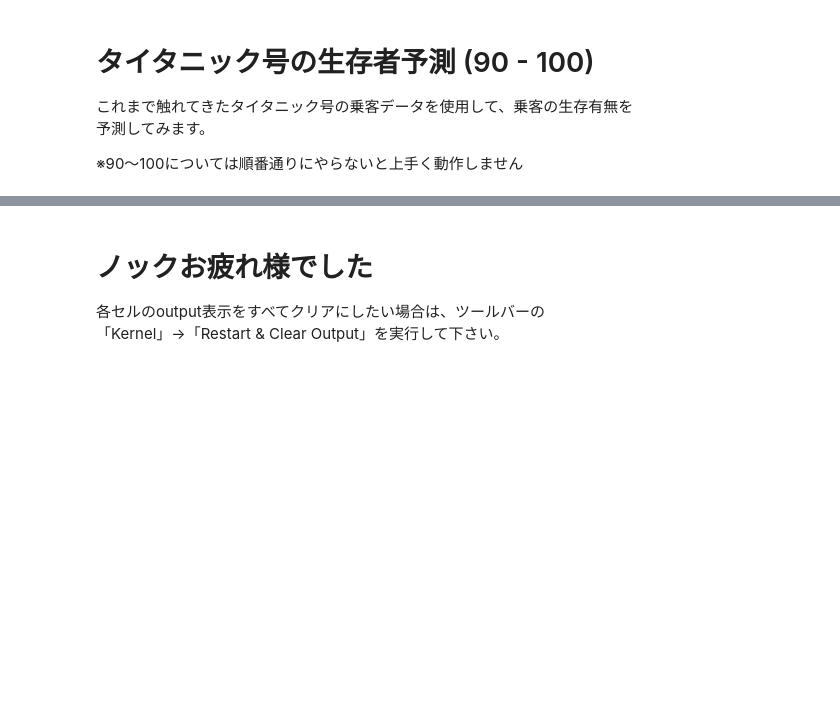
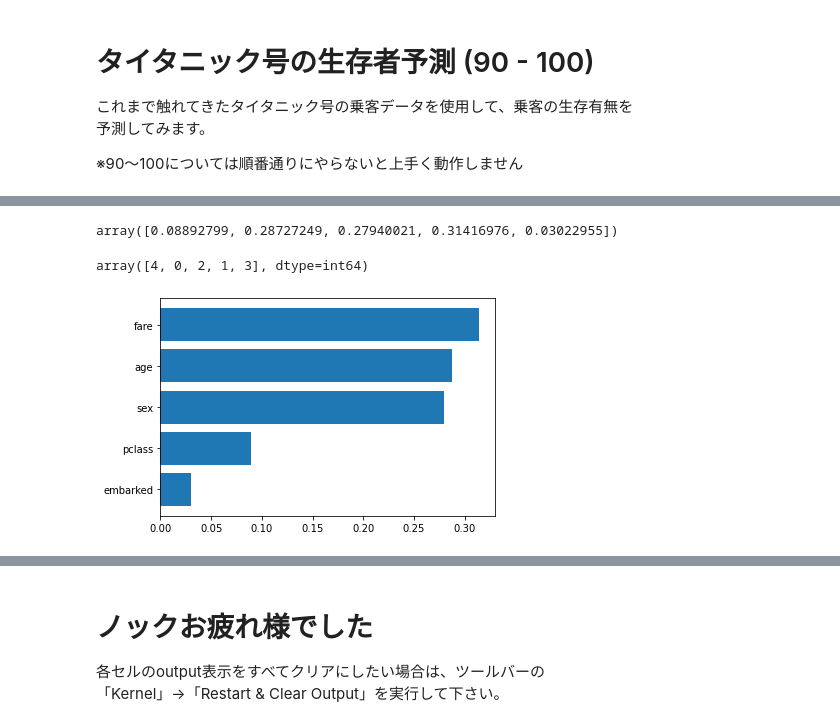
Before and after one commit to NemuNemuNyanko/practice_panda, a Jupyter notebook: notebook/01_Pandas_100_Knocks_for_Begginer.ipynb, the cells around one changed output, grey strips where cells are left out. Drawn from its saved outputs; the diff is of its cells as text; code cells hidden in the pictures; blank space fills up the shorter version.

```diff
--- a/notebook/01_Pandas_100_Knocks_for_Begginer.ipynb
+++ b/notebook/01_Pandas_100_Knocks_for_Begginer.ipynb
@@ -3628,0 +3735,8 @@ df_copy =df.copy()
+# %%
+# 【95】学習データとテストデータに分割
+# 【94】で作成したfeatrues、targetを学習データとテストデータに分割
+# (from sklearn.model_selection import  train_test_splitをインポート)
+# ※分割時のパラメータは次を指定 test_size=0.3 random_state=0
+#print(ans[95]) #回答表示
+
+X_train, X_test, y_train, y_test = train_test_split(features, target, test_size=0.3, random_state=0)
@@ -3628,0 +3760,10 @@ df_copy =df.copy()
+# %%
+# 【96】学習の実行
+# 学習データ(features、target)を用いランダムフォレストにて学習を実行
+# (from sklearn.ensemble import RandomForestClassifierをインポート)
+# ※パラメータは次を指定 n_estimators=100 random_state=0
+#print(ans[96]) #回答表示
+
+
+model = RandomForestClassifier(n_estimators=100, random_state=0)
+model.fit(X_train, y_train)
@@ -3628,0 +3837,27 @@ df_copy =df.copy()
+# %%
+# 【99】重要度の確認
+# 学習における各列(特徴量)の
+# 重要度を表示
+#print(ans[99]) #回答表示
+
+
+feature_importances = model.feature_importances_
+feature_importances
+# %% [output]
+array([0.08892799, 0.28727249, 0.27940021, 0.31416976, 0.03022955])
+# %%
+import numpy as np
+
+feature_names = np.array(['pclass','age','sex','fare','embarked'])
+sorted_idx = np.argsort(feature_importances)
+sorted_idx
+# %% [output]
+array([4, 0, 2, 1, 3], dtype=int64)
+# %%
+import matplotlib.pyplot as plt
+
+
+plt.barh(feature_names[sorted_idx],feature_importances[sorted_idx])
+plt.show()
+# %% [output]
+[figure, added]
```
Also changed, not shown: parts of 40 cells of this notebook, 1 other file.
